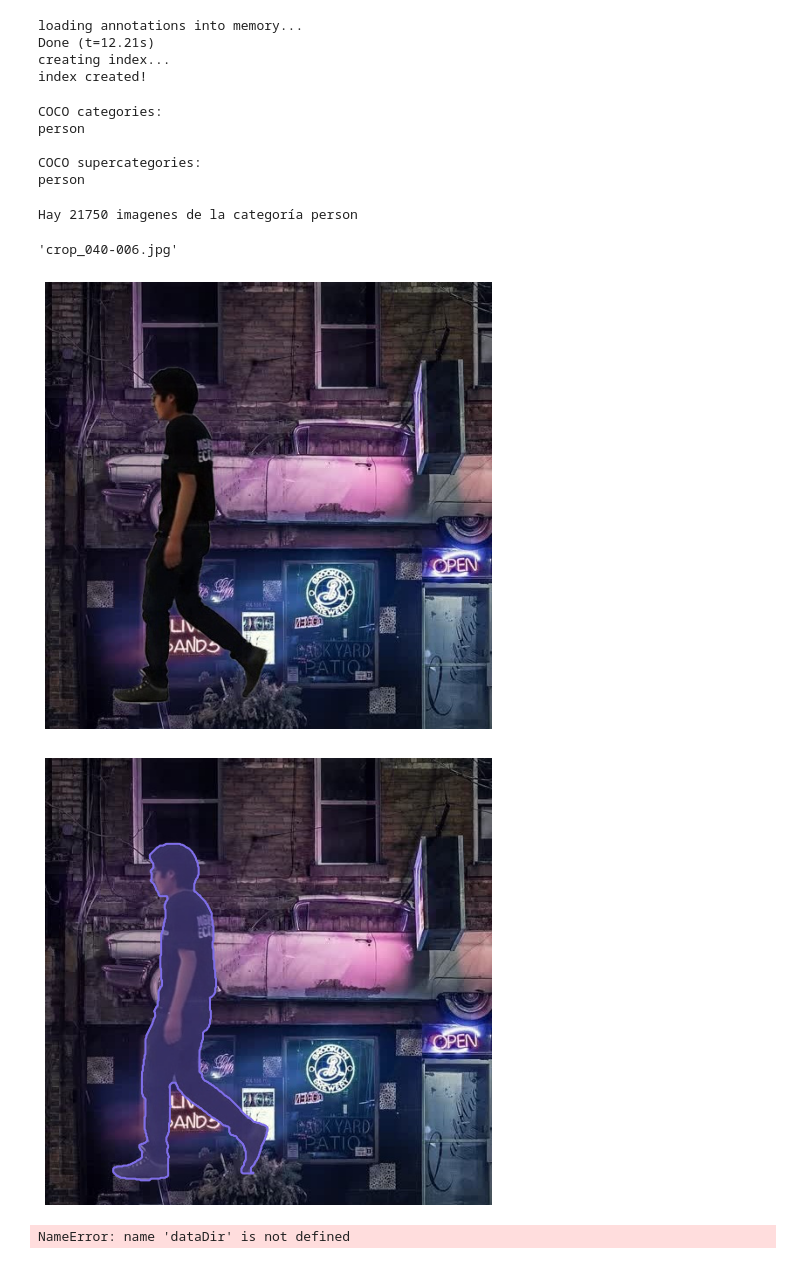
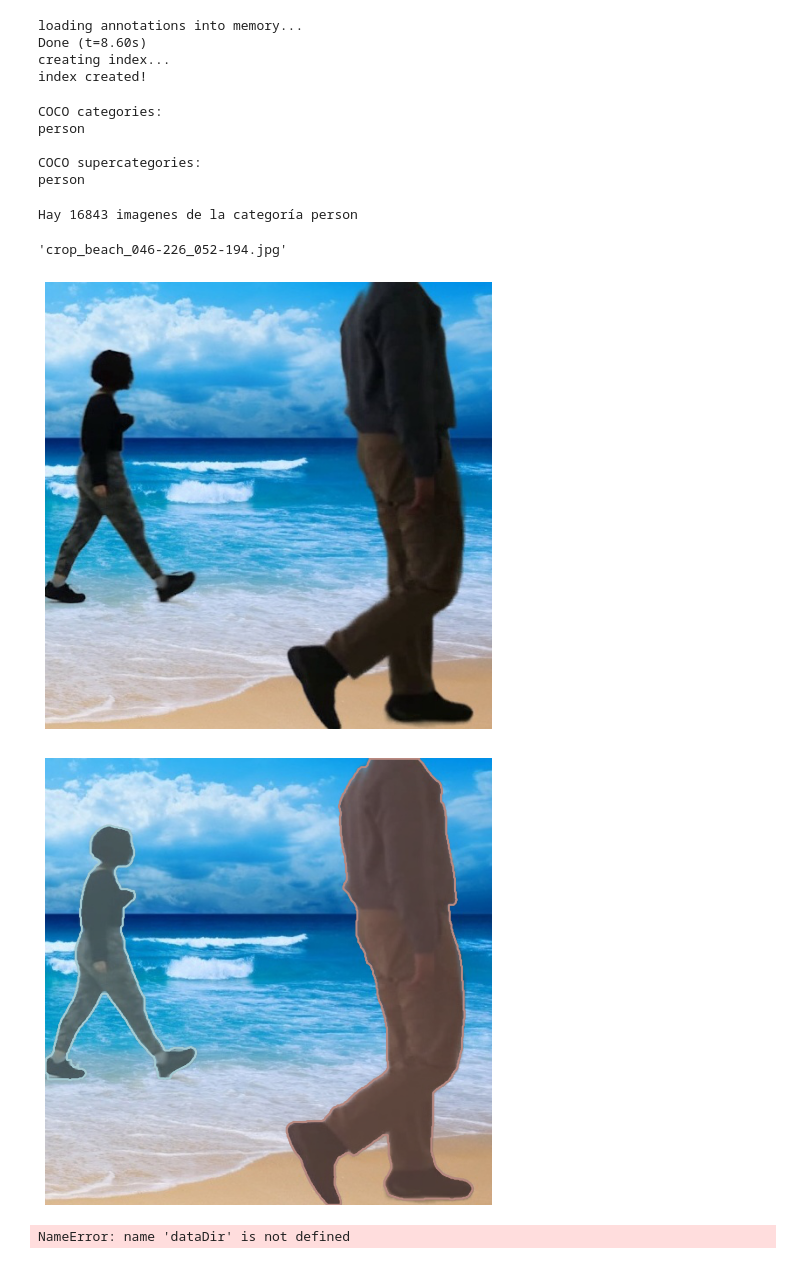
Before and after one commit to JosmarSuarez/Instance_Segmentation_Sandbox, a Jupyter notebook: pycoco_person.ipynb, the cells around one changed output. Cells and saved outputs as stored; diff of their text form; code cells hidden in the pictures.

```diff
--- a/pycoco_person.ipynb
+++ b/pycoco_person.ipynb
@@ -7,13 +7,13 @@ import matplotlib.pyplot as plt
 import pylab
 pylab.rcParams['figure.figsize'] = (8.0, 10.0)
 # %%
-annFile="/home/josmar/proyectos/codes/01_annotation_tools/test_data/annotations/filtered/cropped_images_ucb.json"
+annFile="/home/josmar/proyectos/codes/datasets/ucb_gait_cropped/train_reordered_ucb-gait_crop.json"
 # %%
 # initialize COCO api for instance annotations
 coco=COCO(annFile)
 # %% [output]
 loading annotations into memory...
-Done (t=12.21s)
+Done (t=8.60s)
 creating index...
 index created!
 # %%
@@ -38,21 +38,21 @@ imgIds = coco.getImgIds(catIds=catIds );
 print("Hay {} imagenes de la categoría {}".format(len(imgIds), category))
 img = coco.loadImgs(imgIds[np.random.randint(0,len(imgIds))])[0]
 # %% [output]
-Hay 21750 imagenes de la categoría person
+Hay 16843 imagenes de la categoría person
 # %%
 img['file_name']
 # %% [output]
-'crop_040-006.jpg'
+'crop_beach_046-226_052-194.jpg'
 # %%
 # load and display image
 # I = io.imread('%s/images/%s/%s'%(dataDir,dataType,img['file_name']))
 # use url to load image
-I = io.imread("/home/josmar/proyectos/codes/01_annotation_tools/test_data/cropped_images/"+img['file_name'])
+I = io.imread("/home/josmar/proyectos/codes/datasets/ucb_gait_cropped/images/"+img['file_name'])
 plt.axis('off')
 plt.imshow(I)
 plt.show()
 # %% [output]
-[figure, old version]
+[figure, new version]
 # %%
 # load and display instance annotations
 plt.imshow(I); plt.axis('off')
@@ -60,7 +60,7 @@ annIds = coco.getAnnIds(imgIds=img['id'], catIds=catIds, iscrowd=None)
 anns = coco.loadAnns(annIds)
 coco.showAnns(anns)
 # %% [output]
-[figure, old version]
+[figure, new version]
 # %%
 # initialize COCO api for person keypoints annotations
 annFile = '{}/annotations/person_keypoints_{}.json'.format(dataDir,dataType)
```
Also changed, not shown: 1 other file.
